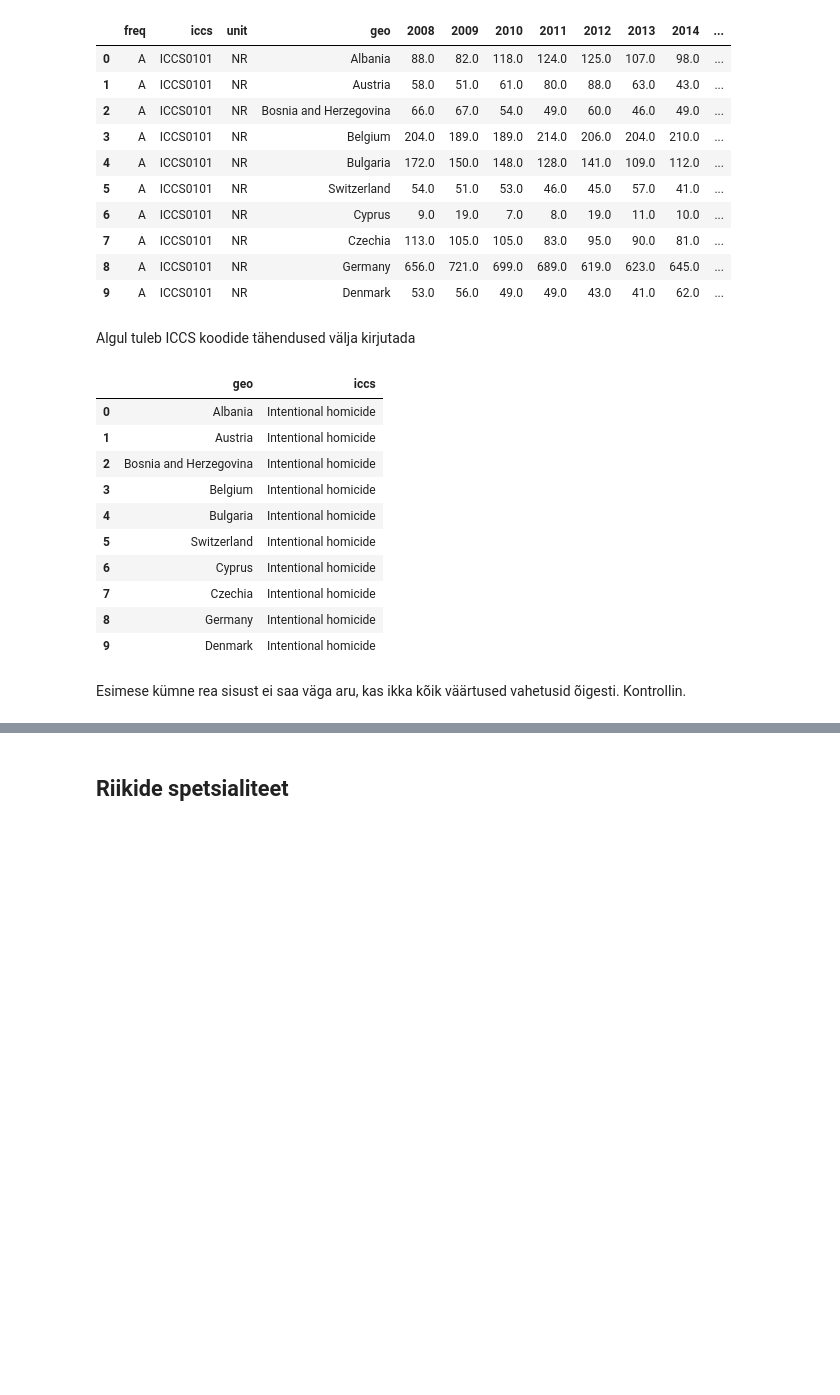
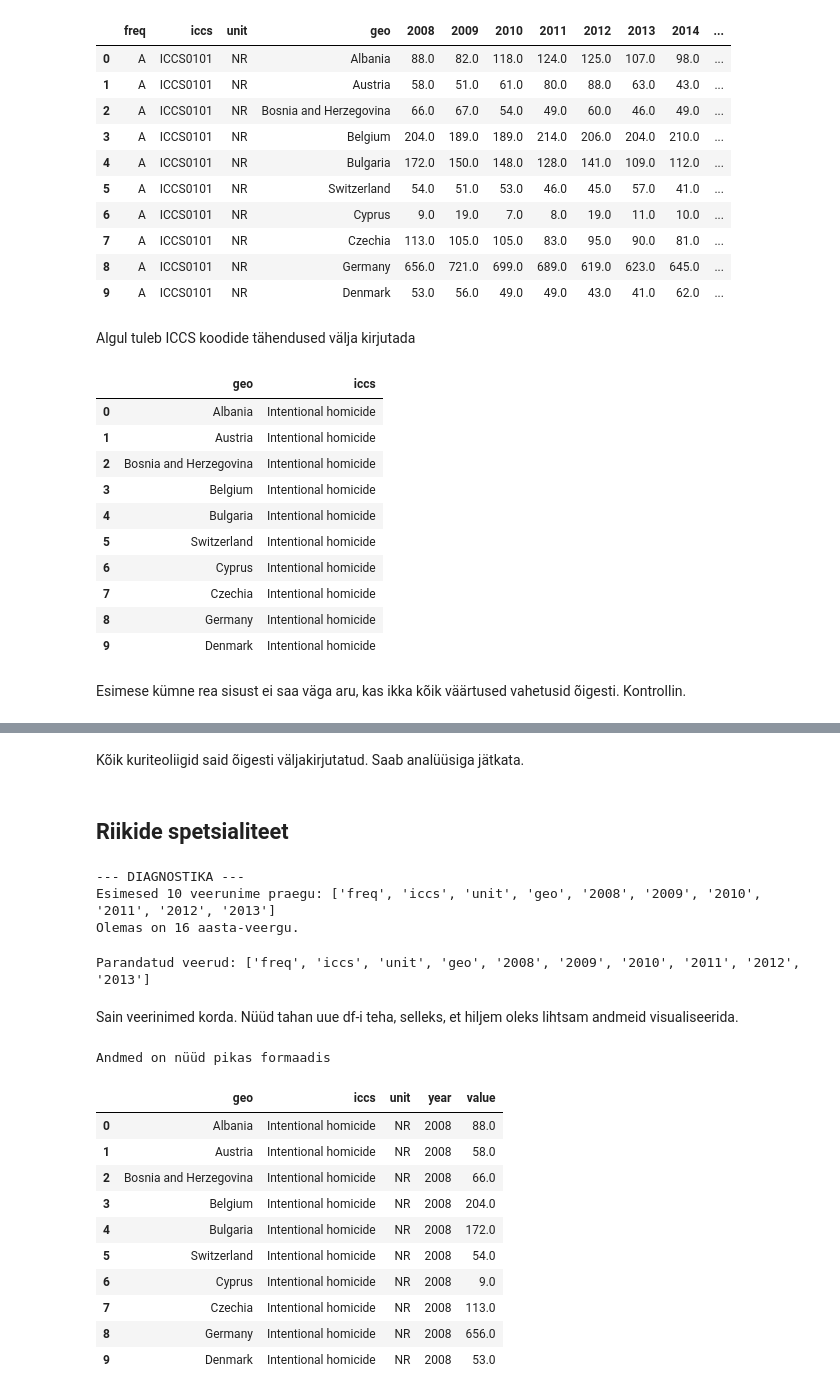
Before and after one commit to piStacya/CRIME_ANALYSIS_DS, a Jupyter notebook: Notebooks/Riigid_ja_kuritöö_kategooriad.ipynb, the cells around one changed output, grey strips where cells are left out. Saved outputs shown, nothing was run; the diff lists cells and outputs as text; code cells hidden in the pictures; blank space fills up the shorter version.

```diff
--- a/Notebooks/Riigid_ja_kuritöö_kategooriad.ipynb
+++ b/Notebooks/Riigid_ja_kuritöö_kategooriad.ipynb
@@ -105,2 +105,68 @@ Suvalised 10 rida:
+# %% [markdown]
+Kõik kuriteoliigid said õigesti väljakirjutatud. Saab analüüsiga jätkata.
 # %% [markdown]
 ## Riikide spetsialiteet
+# %%
+# 1. DIAGNOSTIKA: vaatan, mis veergude nimed tegelikult on
+print("--- DIAGNOSTIKA ---")
+print("Esimesed 10 veerunime praegu:", df.columns[:10].tolist())
+
+test_aastad = [col for col in df.columns if str(col).isdigit()]
+print(f"Olemas on {len(test_aastad)} aasta-veergu.")
+# %% [output]
+--- DIAGNOSTIKA ---
+Esimesed 10 veerunime praegu: ['freq', 'iccs', 'unit', 'geo', '2008', '2009', '2010', '2011', '2012', '2013']
+Olemas on 16 aasta-veergu.
+# %%
+# Eemaldan kõikidest veerunimedest tühikud
+df.columns = df.columns.str.strip()
+print("Parandatud veerud:", df.columns[:10].tolist())
+# %% [output]
+Parandatud veerud: ['freq', 'iccs', 'unit', 'geo', '2008', '2009', '2010', '2011', '2012', '2013']
+# %% [markdown]
+Sain veerinimed korda.
+Nüüd tahan uue df-i teha, selleks, et hiljem oleks lihtsam andmeid visualiseerida.
+# %%
+import pandas as pd
+import matplotlib.pyplot as plt
+import seaborn as sns
+
+# 1. leian aasta veerud
+aasta_veerud = [col for col in df.columns if str(col).isdigit()]
+
+# 2. teen Melt operatsiooni (Laiast pikaks)
+# Jätan alles 'geo', 'iccs', 'unit' ja tõstan kõik aastad ühte veergu 'year'
+df_long = df.melt(
+    id_vars=['geo', 'iccs', 'unit'],
+    value_vars=aasta_veerud,
+    var_name='year',
+    value_name='value'
+)
+
+# 3. Teen aasta ja väärtuse numbriliseks
+df_long['year'] = pd.to_numeric(df_long['year'])
+df_long['value'] = pd.to_numeric(df_long['value'], errors='coerce')
+
+# 4. Defineerin filtrid (mida eirata)
+ignore_geo = ['EU27_2020', 'EA19', 'EA20', 'European Union', 'Euro area', 'Kosovo']
+ignore_crimes = ['Total offences', 'Serious violent crimes (aggregate)']
+
+# Puhastan lõpuks ka andmed
+df_long = df_long[~df_long['geo'].isin(ignore_geo)]
+df_long = df_long[~df_long['iccs'].isin(ignore_crimes)]
+
+print("Andmed on nüüd pikas formaadis")
+display(df_long.head(10))
+# %% [output]
+Andmed on nüüd pikas formaadis
+|  | geo | iccs | unit | year | value |
+| 0 | Albania | Intentional homicide | NR | 2008 | 88.0 |
+| 1 | Austria | Intentional homicide | NR | 2008 | 58.0 |
+| 2 | Bosnia and Herzegovina | Intentional homicide | NR | 2008 | 66.0 |
+| 3 | Belgium | Intentional homicide | NR | 2008 | 204.0 |
+| 4 | Bulgaria | Intentional homicide | NR | 2008 | 172.0 |
+| 5 | Switzerland | Intentional homicide | NR | 2008 | 54.0 |
+| 6 | Cyprus | Intentional homicide | NR | 2008 | 9.0 |
+| 7 | Czechia | Intentional homicide | NR | 2008 | 113.0 |
+| 8 | Germany | Intentional homicide | NR | 2008 | 656.0 |
+| 9 | Denmark | Intentional homicide | NR | 2008 | 53.0 |
```
Also changed, not shown: parts of 7 cells of this notebook, 1 other file.
